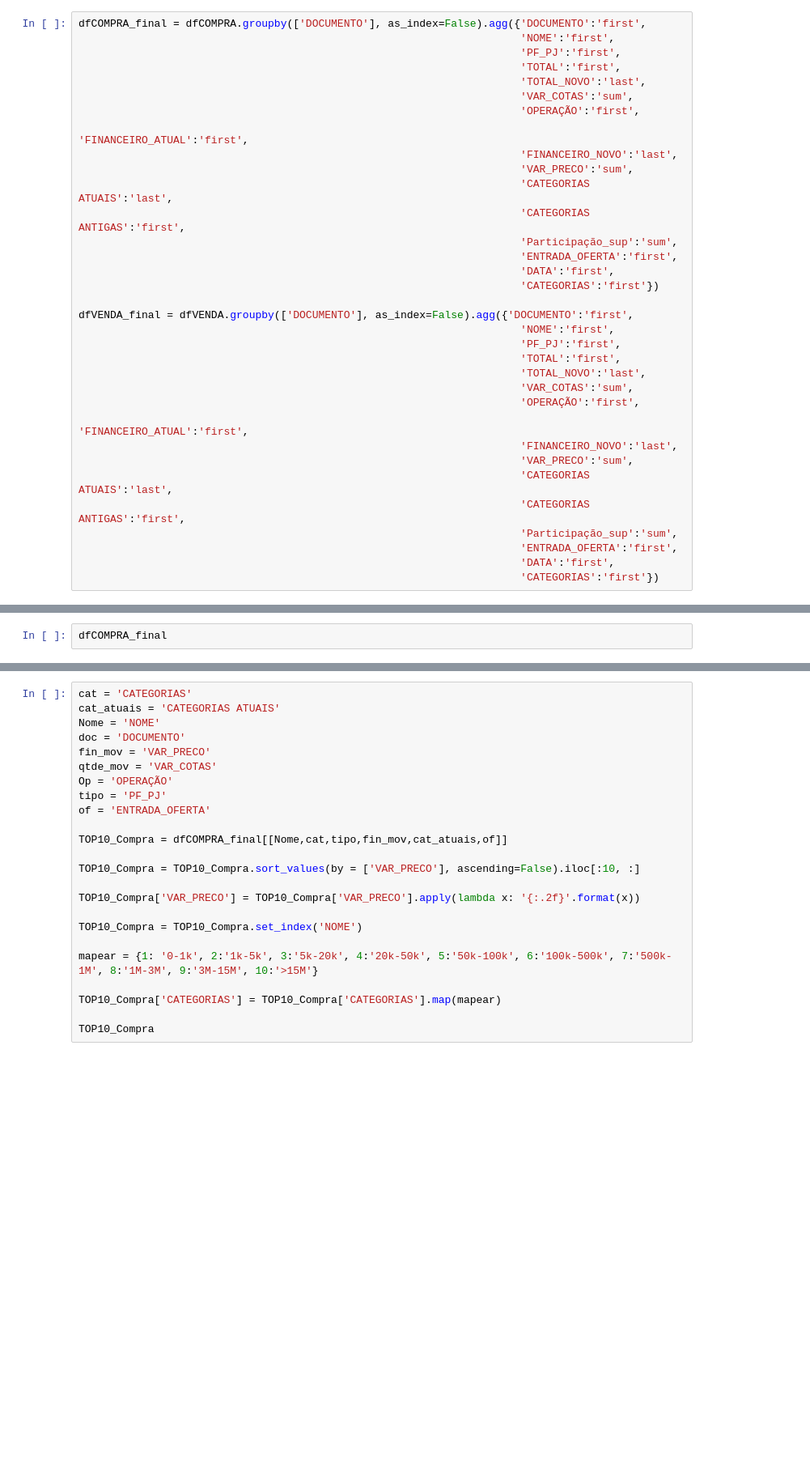
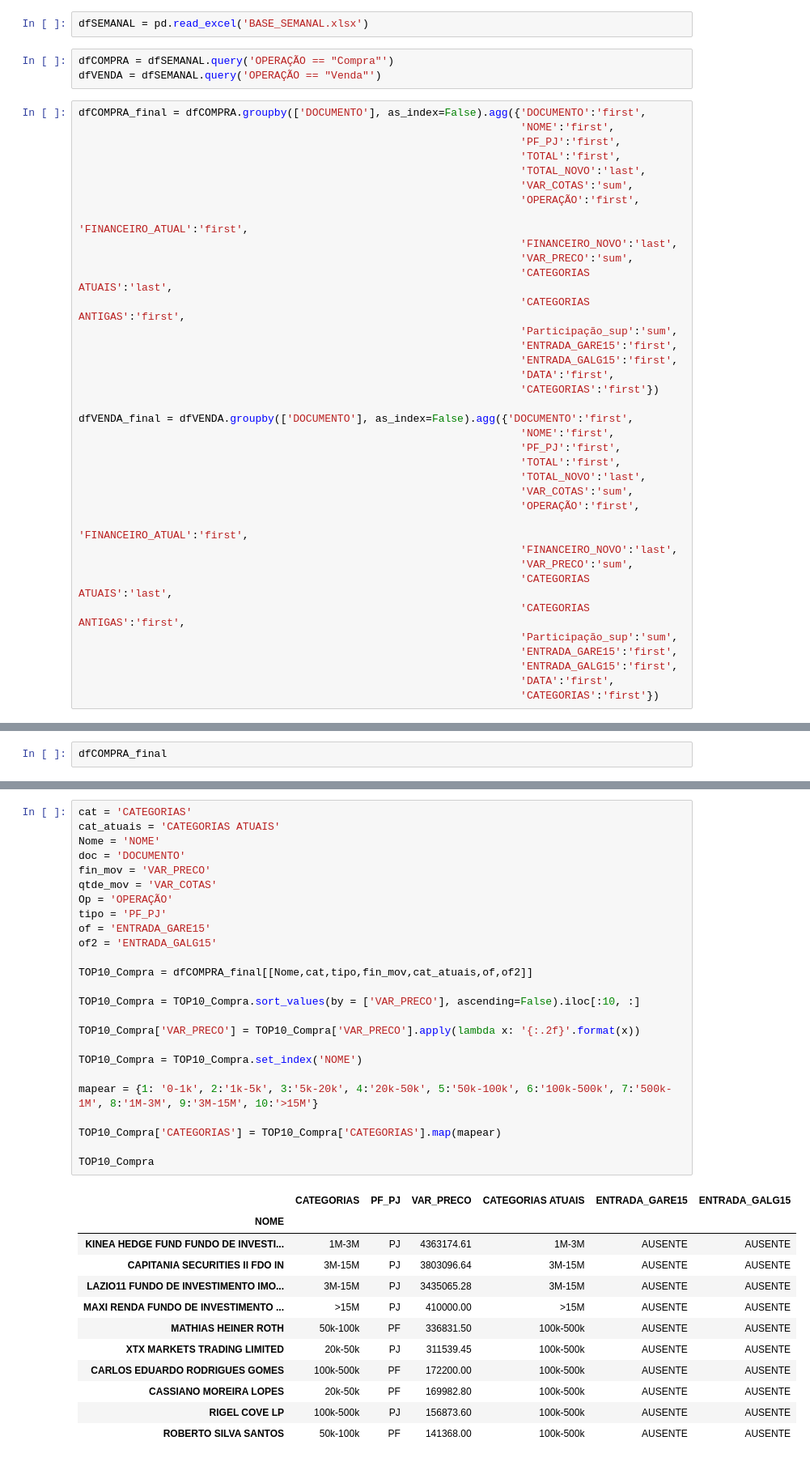
Before and after one commit to LucasFranco-guardian/Relat-rios-Passivo, a Jupyter notebook: SEMANAL.ipynb, the cells around one changed output, grey strips where cells are left out. Shown: that part at 81% size. Drawn from its saved outputs; the diff is of its cells as text; blank space fills up the shorter version.

Commit message:
ALTERAÇÕES_SEMANAL

```diff
--- a/SEMANAL.ipynb
+++ b/SEMANAL.ipynb
@@ -16,3 +12,8 @@ dfCOMPRA.info()
+# %%
+dfSEMANAL = pd.read_excel('BASE_SEMANAL.xlsx')
+# %%
+dfCOMPRA = dfSEMANAL.query('OPERAÇÃO == "Compra"')
+dfVENDA = dfSEMANAL.query('OPERAÇÃO == "Venda"')
 # %%
 dfCOMPRA_final = dfCOMPRA.groupby(['DOCUMENTO'], as_index=False).agg({'DOCUMENTO':'first',
                                                                       'NOME':'first',
@@ -27,7 +28,8 @@ dfCOMPRA_final = dfCOMPRA.groupby(['DOCUMENTO'], as_index=False).agg({'DOCUMENTO
                                                                       'CATEGORIAS ATUAIS':'last',
                                                                       'CATEGORIAS ANTIGAS':'first',
                                                                       'Participação_sup':'sum',
-                                                                      'ENTRADA_OFERTA':'first',
+                                                                      'ENTRADA_GARE15':'first',
+                                                                      'ENTRADA_GALG15':'first',
                                                                       'DATA':'first',
                                                                       'CATEGORIAS':'first'})
 
@@ -44,7 +46,8 @@ dfVENDA_final = dfVENDA.groupby(['DOCUMENTO'], as_index=False).agg({'DOCUMENTO':
                                                                       'CATEGORIAS ATUAIS':'last',
                                                                       'CATEGORIAS ANTIGAS':'first',
                                                                       'Participação_sup':'sum',
-                                                                      'ENTRADA_OFERTA':'first',
+                                                                      'ENTRADA_GARE15':'first',
+                                                                      'ENTRADA_GALG15':'first',
                                                                       'DATA':'first',
                                                                       'CATEGORIAS':'first'})
 # %%
@@ -271,27 +320,41 @@ plt.show()
 # %%
 cat = 'CATEGORIAS'
 cat_atuais = 'CATEGORIAS ATUAIS'
 Nome = 'NOME'
 doc = 'DOCUMENTO'
 fin_mov = 'VAR_PRECO'
 qtde_mov = 'VAR_COTAS'
 Op = 'OPERAÇÃO'
 tipo = 'PF_PJ'
-of = 'ENTRADA_OFERTA'
+of = 'ENTRADA_GARE15'
+of2 = 'ENTRADA_GALG15'
 
-TOP10_Compra = dfCOMPRA_final[[Nome,cat,tipo,fin_mov,cat_atuais,of]]
+TOP10_Compra = dfCOMPRA_final[[Nome,cat,tipo,fin_mov,cat_atuais,of,of2]]
 
 TOP10_Compra = TOP10_Compra.sort_values(by = ['VAR_PRECO'], ascending=False).iloc[:10, :]
 
 TOP10_Compra['VAR_PRECO'] = TOP10_Compra['VAR_PRECO'].apply(lambda x: '{:.2f}'.format(x))
 
 TOP10_Compra = TOP10_Compra.set_index('NOME')
 
 mapear = {1: '0-1k', 2:'1k-5k', 3:'5k-20k', 4:'20k-50k', 5:'50k-100k', 6:'100k-500k', 7:'500k-1M', 8:'1M-3M', 9:'3M-15M', 10:'>15M'}
 
 TOP10_Compra['CATEGORIAS'] = TOP10_Compra['CATEGORIAS'].map(mapear)
 
 TOP10_Compra
+# %% [output]
+|  | CATEGORIAS | PF_PJ | VAR_PRECO | CATEGORIAS ATUAIS | ENTRADA_GARE15 | ENTRADA_GALG15 |
+| NOME |  |  |  |  |  |  |
+| KINEA HEDGE FUND FUNDO DE INVESTI... | 1M-3M | PJ | 4363174.61 | 1M-3M | AUSENTE | AUSENTE |
+| CAPITANIA SECURITIES II FDO IN | 3M-15M | PJ | 3803096.64 | 3M-15M | AUSENTE | AUSENTE |
+| LAZIO11 FUNDO DE INVESTIMENTO IMO... | 3M-15M | PJ | 3435065.28 | 3M-15M | AUSENTE | AUSENTE |
+| MAXI RENDA FUNDO DE INVESTIMENTO ... | >15M | PJ | 410000.00 | >15M | AUSENTE | AUSENTE |
+| MATHIAS HEINER ROTH | 50k-100k | PF | 336831.50 | 100k-500k | AUSENTE | AUSENTE |
+| XTX MARKETS TRADING LIMITED | 20k-50k | PJ | 311539.45 | 100k-500k | AUSENTE | AUSENTE |
+| CARLOS EDUARDO RODRIGUES GOMES | 100k-500k | PF | 172200.00 | 100k-500k | AUSENTE | AUSENTE |
+| CASSIANO MOREIRA LOPES | 20k-50k | PF | 169982.80 | 100k-500k | AUSENTE | AUSENTE |
+| RIGEL COVE LP | 100k-500k | PJ | 156873.60 | 100k-500k | AUSENTE | AUSENTE |
+| ROBERTO SILVA SANTOS | 50k-100k | PF | 141368.00 | 100k-500k | AUSENTE | AUSENTE |
 # %%
 cat = 'CATEGORIAS'
 cat_atuais = 'CATEGORIAS ATUAIS'
```
Also changed, not shown: parts of 11 cells of this notebook, 2 other files.
